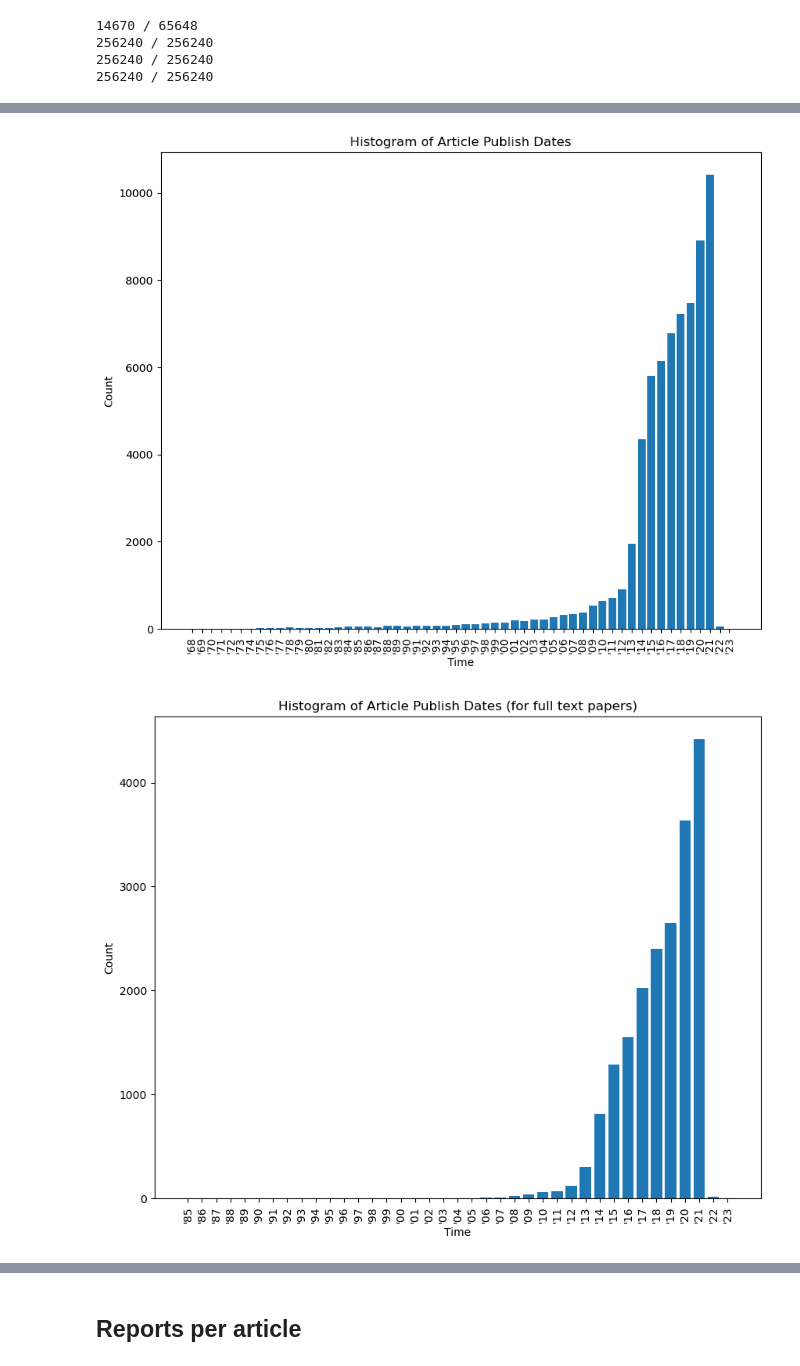
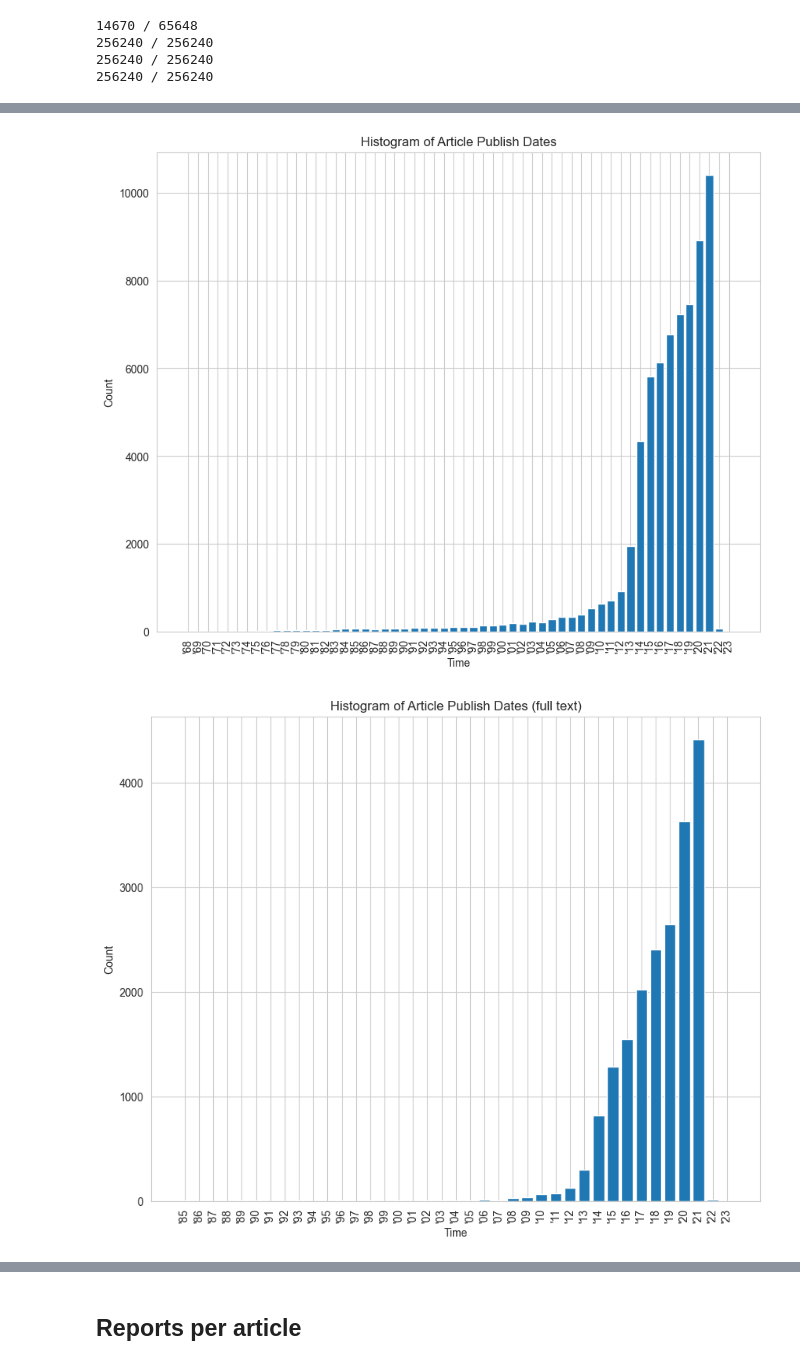
Before and after one commit to KarelDO/BioDEX, a Jupyter notebook: analysis/raw_statistics.ipynb, the cells around one changed output, grey strips where cells are left out. Drawn from its saved outputs; the diff is of its cells as text; code cells hidden in the pictures.

```diff
--- a/analysis/raw_statistics.ipynb
+++ b/analysis/raw_statistics.ipynb
@@ -8,6 +8,8 @@ import country_converter as coco
 import matplotlib.pyplot as plt
 import numpy as np
 from math import log10
+import seaborn as sns
+sns.set_style('whitegrid')
 # %%
 # load matches
 dataset = datasets.load_dataset("FAERS-PubMed/raw_dataset")
@@ -333,9 +394,9 @@ plot_dates_bar(report_transmisstion, 'Histogram of Report Transmissiondates')
 # %%
 plot_dates_bar(article_dates, 'Histogram of Article Publish Dates', article=True)
 # %% [output]
-[figure, old version]
+[figure, new version]
 # %%
 article_dates_fulltext = parse_time_article([m.article.pubdate for m in matches if m.article.fulltext])
-plot_dates_bar(article_dates_fulltext, 'Histogram of Article Publish Dates (for full text papers)', article=True)
+plot_dates_bar(article_dates_fulltext, 'Histogram of Article Publish Dates (full text)', article=True)
 # %% [output]
-[figure, old version]
+[figure, new version]
```
Also changed, not shown: parts of 22 cells of this notebook, 1 other file.
